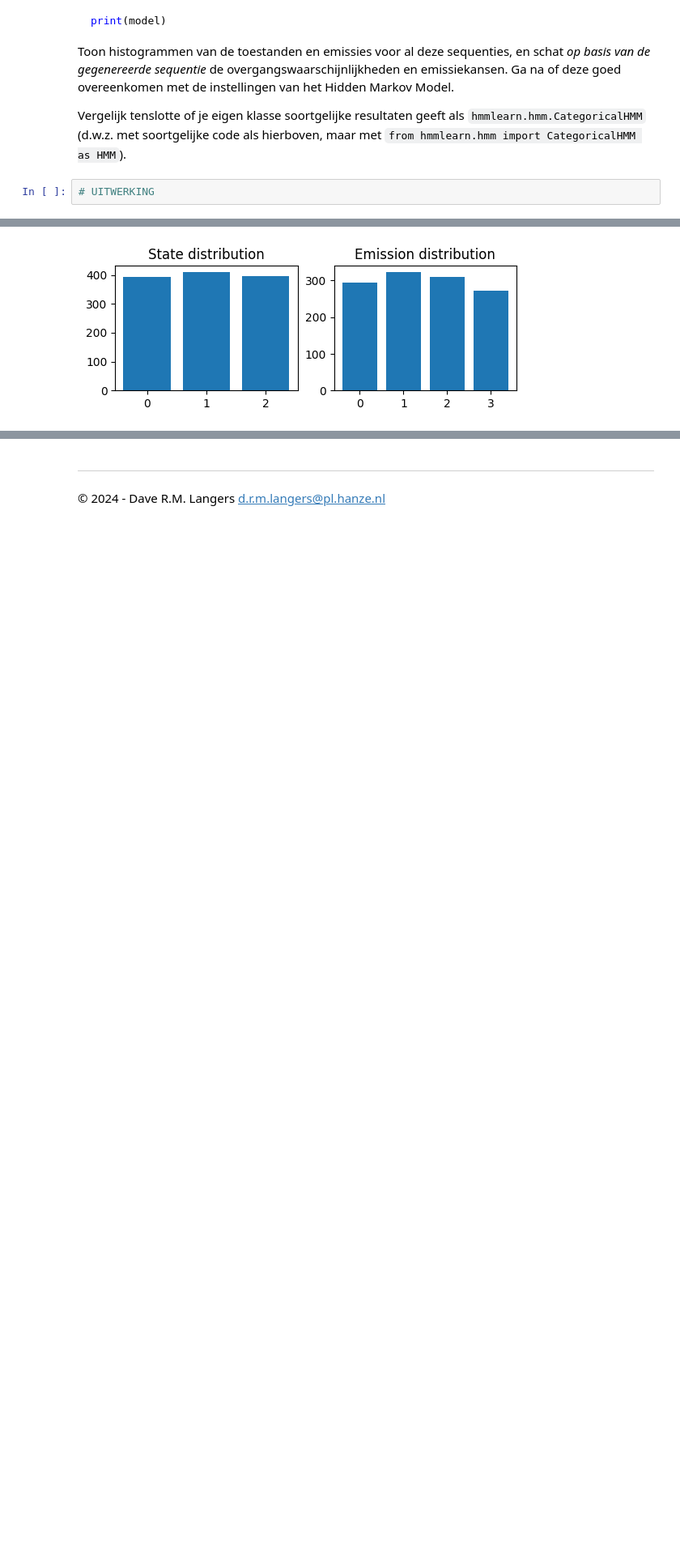
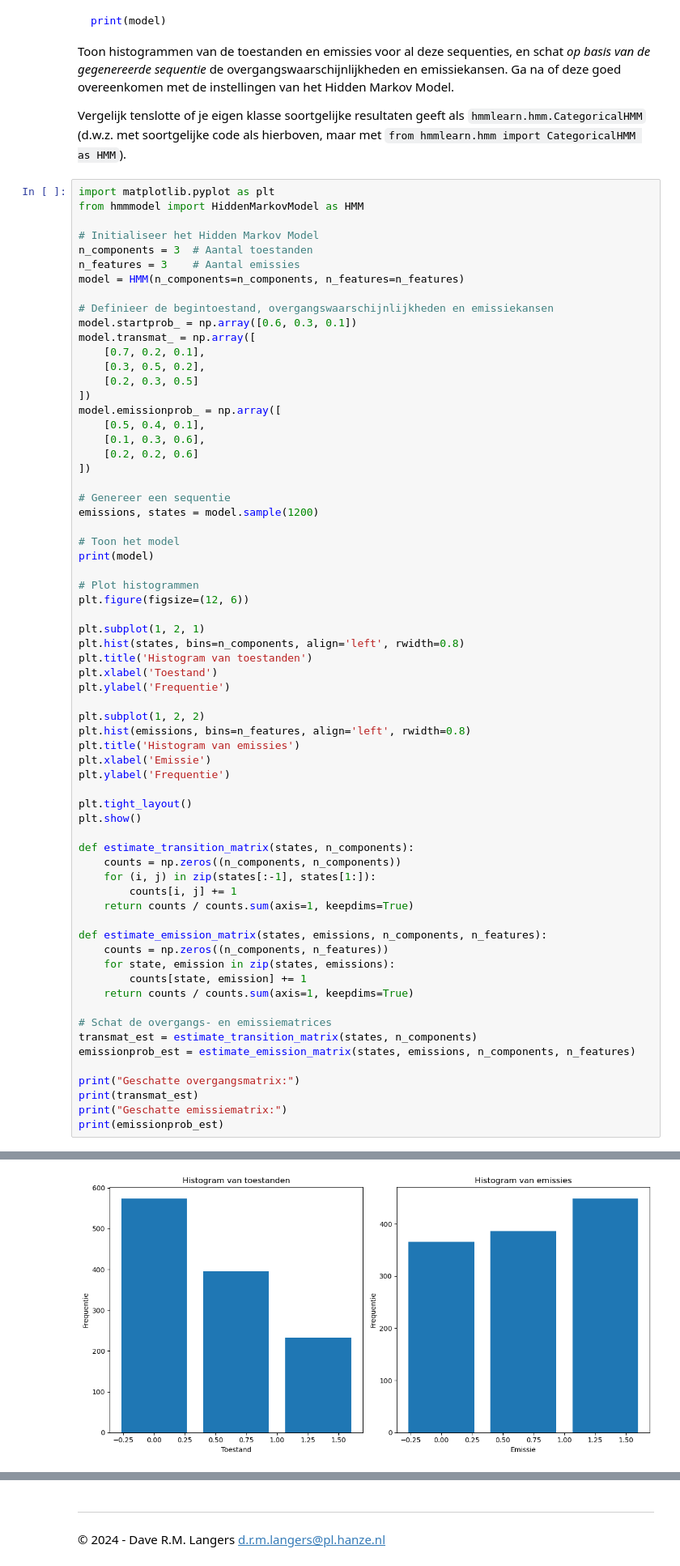
Before and after one commit to BramHanze/Modelering, a Jupyter notebook: Casus_HiddenMarkovModel_Deel1.ipynb, the cells around one changed output, grey strips where cells are left out. Shown at 81% size. Saved outputs shown, nothing was run; the diff lists cells and outputs as text; blank space fills up the shorter version.

```diff
--- a/Casus_HiddenMarkovModel_Deel1.ipynb
+++ b/Casus_HiddenMarkovModel_Deel1.ipynb
@@ -273,5 +305,69 @@ Toon histogrammen van de toestanden en emissies voor al deze sequenties, en scha
 
 Vergelijk tenslotte of je eigen klasse soortgelijke resultaten geeft als `hmmlearn.hmm.CategoricalHMM` (d.w.z. met soortgelijke code als hierboven, maar met `from hmmlearn.hmm import CategoricalHMM as HMM`).
 # %%
-# UITWERKING
+import matplotlib.pyplot as plt
+from hmmmodel import HiddenMarkovModel as HMM
+
+# Initialiseer het Hidden Markov Model
+n_components = 3  # Aantal toestanden
+n_features = 3    # Aantal emissies
+model = HMM(n_components=n_components, n_features=n_features)
+
+# Definieer de begintoestand, overgangswaarschijnlijkheden en emissiekansen
+model.startprob_ = np.array([0.6, 0.3, 0.1])
+model.transmat_ = np.array([
+    [0.7, 0.2, 0.1],
+    [0.3, 0.5, 0.2],
+    [0.2, 0.3, 0.5]
+])
+model.emissionprob_ = np.array([
+    [0.5, 0.4, 0.1],
+    [0.1, 0.3, 0.6],
+    [0.2, 0.2, 0.6]
+])
+
+# Genereer een sequentie
+emissions, states = model.sample(1200)
+
+# Toon het model
+print(model)
+
+# Plot histogrammen
+plt.figure(figsize=(12, 6))
+
+plt.subplot(1, 2, 1)
+plt.hist(states, bins=n_components, align='left', rwidth=0.8)
+plt.title('Histogram van toestanden')
+plt.xlabel('Toestand')
+plt.ylabel('Frequentie')
+
+plt.subplot(1, 2, 2)
+plt.hist(emissions, bins=n_features, align='left', rwidth=0.8)
+plt.title('Histogram van emissies')
+plt.xlabel('Emissie')
+plt.ylabel('Frequentie')
+
+plt.tight_layout()
+plt.show()
+
+def estimate_transition_matrix(states, n_components):
+    counts = np.zeros((n_components, n_components))
+    for (i, j) in zip(states[:-1], states[1:]):
+        counts[i, j] += 1
+    return counts / counts.sum(axis=1, keepdims=True)
+
+def estimate_emission_matrix(states, emissions, n_components, n_features):
+    counts = np.zeros((n_components, n_features))
+    for state, emission in zip(states, emissions):
+        counts[state, emission] += 1
+    return counts / counts.sum(axis=1, keepdims=True)
+
+# Schat de overgangs- en emissiematrices
+transmat_est = estimate_transition_matrix(states, n_components)
+emissionprob_est = estimate_emission_matrix(states, emissions, n_components, n_features)
+
+print("Geschatte overgangsmatrix:")
+print(transmat_est)
+print("Geschatte emissiematrix:")
+print(emissionprob_est)
 # %% [output]
@@ -281 +375 @@ Emissions : [0 2 1 0 0 3 2 1 2 2 1 0 0 1 2 1 2 1 1 3 3 1 3 0 1 2 3 2 0 2 1 1 2 0
-[figure, old version]
+[figure, new version]
```
Also changed, not shown: parts of 5 cells of this notebook, 2 other files.
